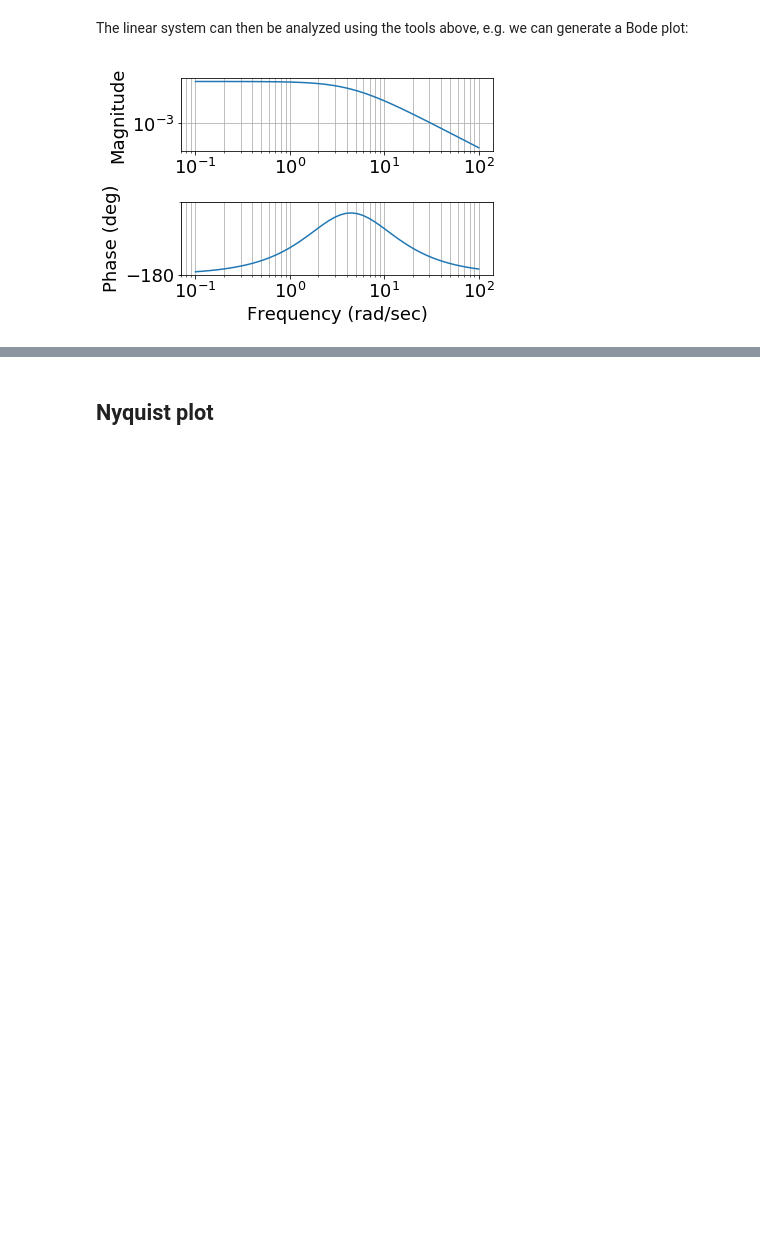
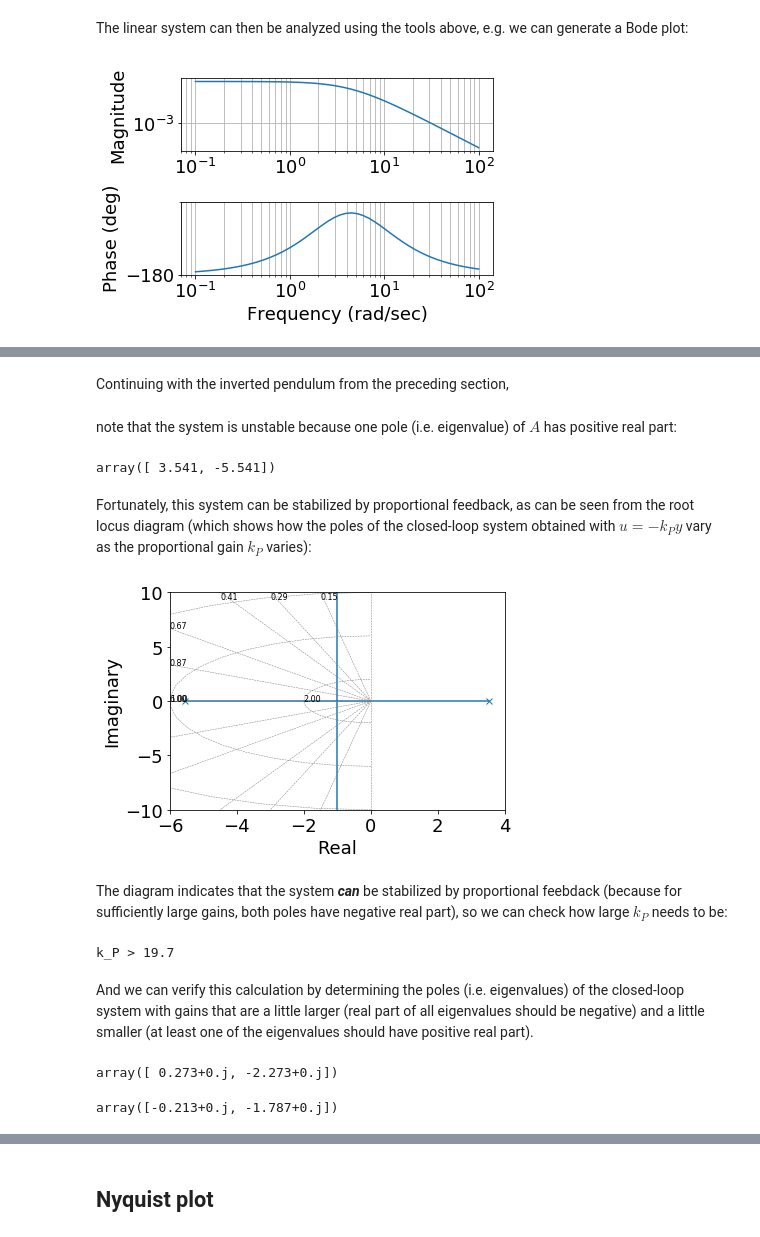
Before and after one commit to sburden/447-20fa, a Jupyter notebook: 447_lec_examples.ipynb, the cells around one changed output, grey strips where cells are left out. Drawn from its saved outputs; the diff is of its cells as text; code cells hidden in the pictures; blank space fills up the shorter version.

```diff
--- a/447_lec_examples.ipynb
+++ b/447_lec_examples.ipynb
@@ -2259,0 +2180,42 @@ NameError: ignored
+# %% [markdown]
+Continuing with the inverted pendulum from the preceding section,
+# %%
+A = np.array([[ 0., 1.],[19.62, -2.]])
+B = np.array([[0], [2]])
+C = np.array([[.5, 0]])
+D = np.array([[0]])
+
+ss = ctrl.ss(A,B,C,D)
+# %% [markdown]
+note that the system is unstable because one pole (i.e. eigenvalue) of $A$ has positive real part:
+# %%
+ctrl.pole(ss)
+# %% [output]
+array([ 3.541, -5.541])
+# %% [markdown]
+Fortunately, this system can be stabilized by proportional feedback, as can be seen from the root locus diagram (which shows how the poles of the closed-loop system obtained with $u = - k_P y$ vary as the proportional gain $k_P$ varies):
+# %%
+r,k_P = ctrl.root_locus(ss,kvect=np.linspace(0,100,1000),
+                        xlim=(-6,4),ylim=(-10,+10));
+# %% [output]
+[figure, added]
+# %% [markdown]
+The diagram indicates that the system ***can*** be stabilized by proportional feebdack (because for sufficiently large gains, both poles have negative real part), so we can check how large $k_P$ needs to be:
+# %%
+print('k_P > %0.1f'%k_P[np.all(r.real < 0,axis=1).nonzero()[0][0]])
+# %% [output]
+k_P > 19.7
+# %% [markdown]
+And we can verify this calculation by determining the poles (i.e. eigenvalues) of the closed-loop system with gains that are a little larger (real part of all eigenvalues should be negative) and a little smaller (at least one of the eigenvalues should have positive real part).
+# %%
+# too small -- system is unstable
+k_P = 19
+la.eigvals(A - k_P*np.dot(B,C))
+# %% [output]
+array([ 0.273+0.j, -2.273+0.j])
+# %%
+# large enough -- system is stable
+k_P = 20
+la.eigvals(A - k_P*np.dot(B,C))
+# %% [output]
+array([-0.213+0.j, -1.787+0.j])
```
Also changed, not shown: parts of 27 cells of this notebook, 1 other file.
